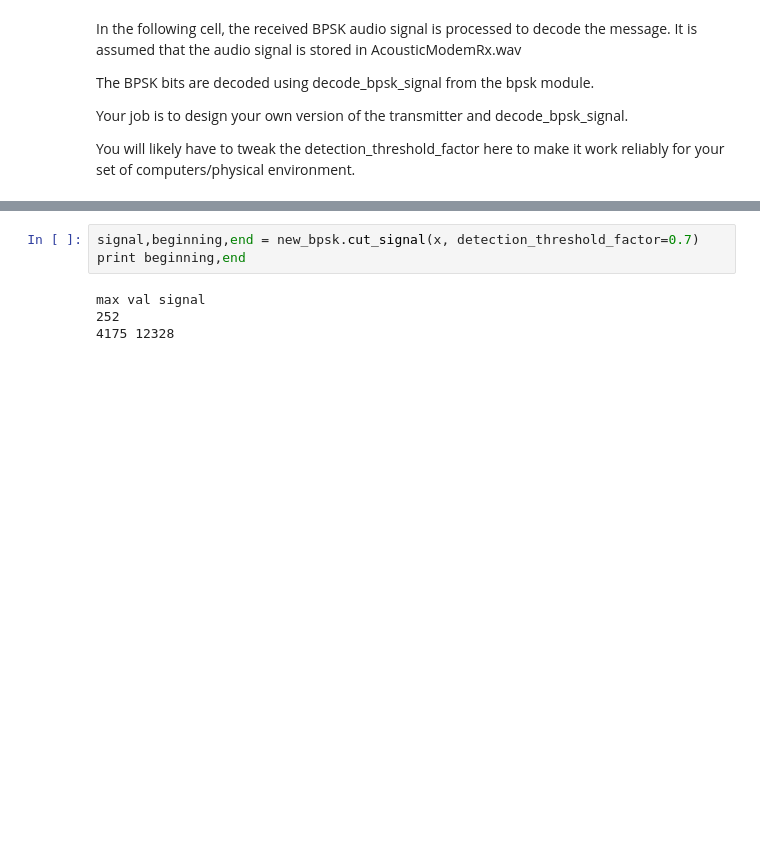
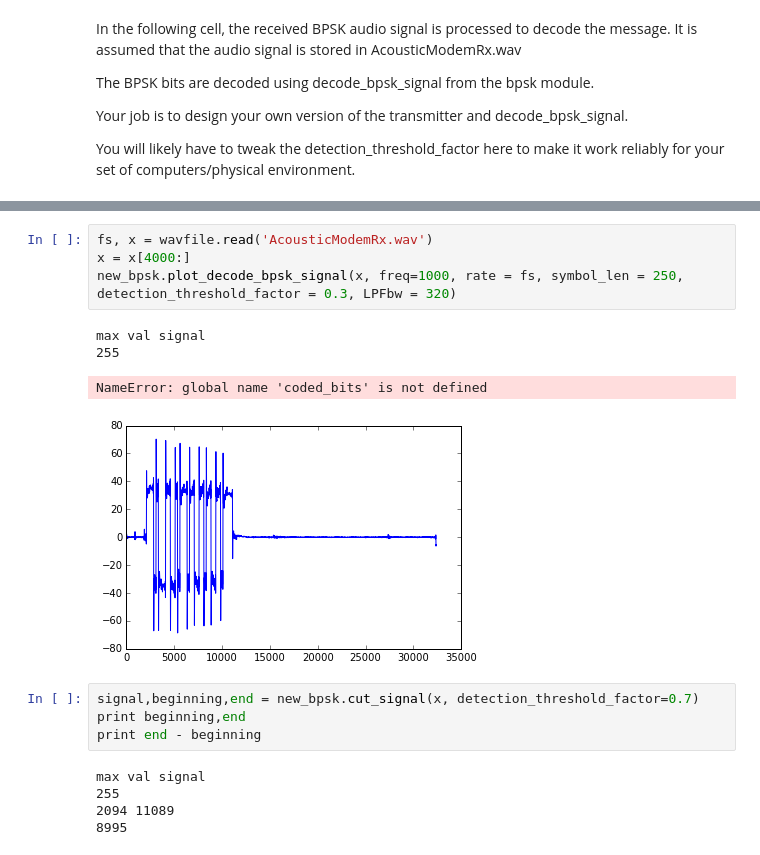
Before and after one commit to dennis-chen/ThinkDSP, a Jupyter notebook: homework_code/AcousticModemReceiver-NoPyAudio.ipynb, the cells around one changed output, grey strips where cells are left out. Cells and saved outputs as stored; diff of their text form; blank space fills up the shorter version.

```diff
--- a/homework_code/AcousticModemReceiver-NoPyAudio.ipynb
+++ b/homework_code/AcousticModemReceiver-NoPyAudio.ipynb
@@ -210,10 +286,21 @@ correct bits
+# %%
+fs, x = wavfile.read('AcousticModemRx.wav')
+x = x[4000:]
+new_bpsk.plot_decode_bpsk_signal(x, freq=1000, rate = fs, symbol_len = 250, detection_threshold_factor = 0.3, LPFbw = 320)
+# %% [output]
+max val signal
+255
+NameError: global name 'coded_bits' is not defined
+[figure, added]
 # %%
 signal,beginning,end = new_bpsk.cut_signal(x, detection_threshold_factor=0.7)
 print beginning,end
+print end - beginning
 # %% [output]
 max val signal
-252
-4175 12328
+255
+2094 11089
+8995
 # %%
 mplib.subplot(2,1,1)
 mplib.plot(x)
```
Also changed, not shown: parts of 6 cells of this notebook, 3 other files.
